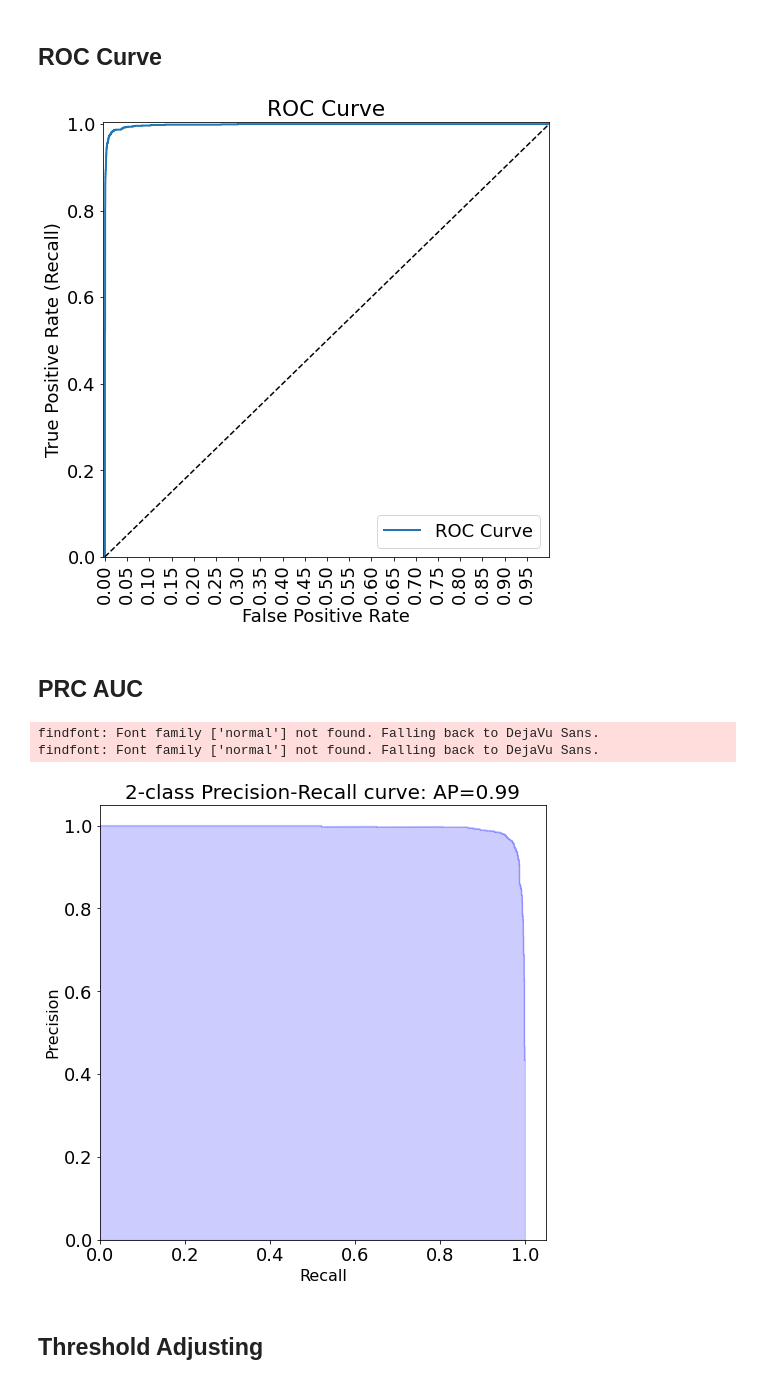
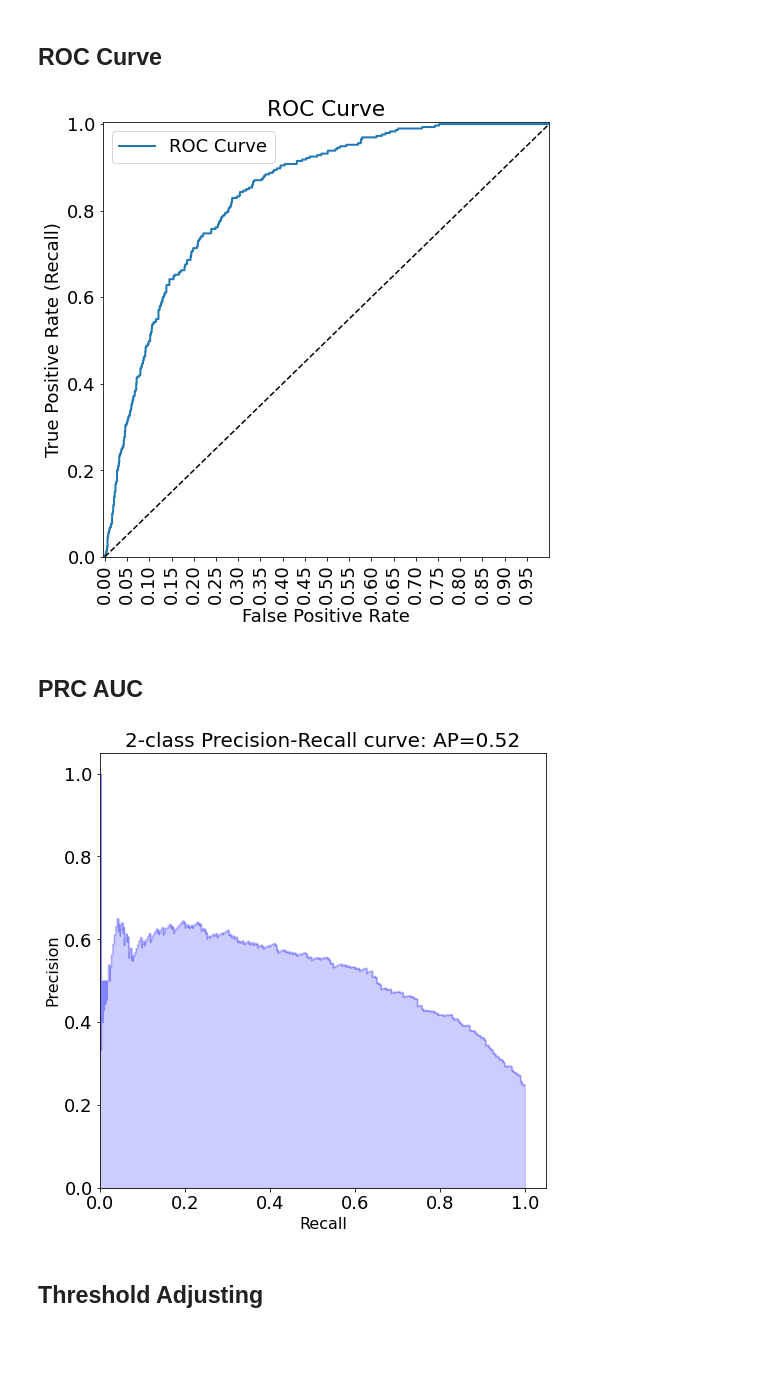
Before and after one commit to csmcallister/beular-nb, a Jupyter notebook: pipeline/Analysis.ipynb, the cells around one changed output. Drawn from its saved outputs; the diff is of its cells as text; code cells hidden in the pictures; blank space fills up the shorter version.

```diff
--- a/pipeline/Analysis.ipynb
+++ b/pipeline/Analysis.ipynb
@@ -17,6 +18,6 @@ from sklearn import metrics
 # %% [markdown]
 # Import the Data
 # %%
-df = pd.read_csv(os.path.join("..", "AI_ML_Challenge_Training_Data_Set_1_v1.csv"))
+df = pd.read_csv("test.csv")
 df.head()
 # %% [output]
@@ -29,3 +34,6 @@ df.head()
+# %%
+X_test = df['Clause Text']
+y_test = df['Classification']
 # %% [markdown]
 # Viz Functions
 # %%
@@ -395,7 +409,7 @@ model.steps
                              tol=0.0001, validation_fraction=0.1, verbose=0,
                              warm_start=False))]
 # %%
-df['y_pred'] = model.predict(df['Clause Text'])
-df['y_score'] = model.predict_proba(df['Clause Text'])[:,1]
+y_pred = model.predict(X_test)
+y_score = model.predict_proba(X_test)[:, 1]
 # %% [markdown]
 ## Classification Report
@@ -418,18 +434,16 @@ Non-Compliant       0.99      0.92      0.95      1472
 # %% [markdown]
 ## ROC Curve
 # %%
-fpr, tpr, auc_thresholds = metrics.roc_curve(df['Classification'], df['y_score'])
+fpr, tpr, auc_thresholds = metrics.roc_curve(y_test, y_score)
 plot_roc_curve(fpr, tpr, 'ROC Curve')
 # %% [output]
-[figure, old version]
+[figure, new version]
 # %% [markdown]
 ## PRC AUC
 # %%
-plot_prc(df['y_score'], df['Classification'])
+plot_prc(y_score, y_test)
 # %% [output]
-findfont: Font family ['normal'] not found. Falling back to DejaVu Sans.
-findfont: Font family ['normal'] not found. Falling back to DejaVu Sans.
-[figure, old version]
+[figure, new version]
 # %% [markdown]
 ## Threshold Adjusting
 # %%
```
Also changed, not shown: parts of 63 cells of this notebook, 16 other files.
